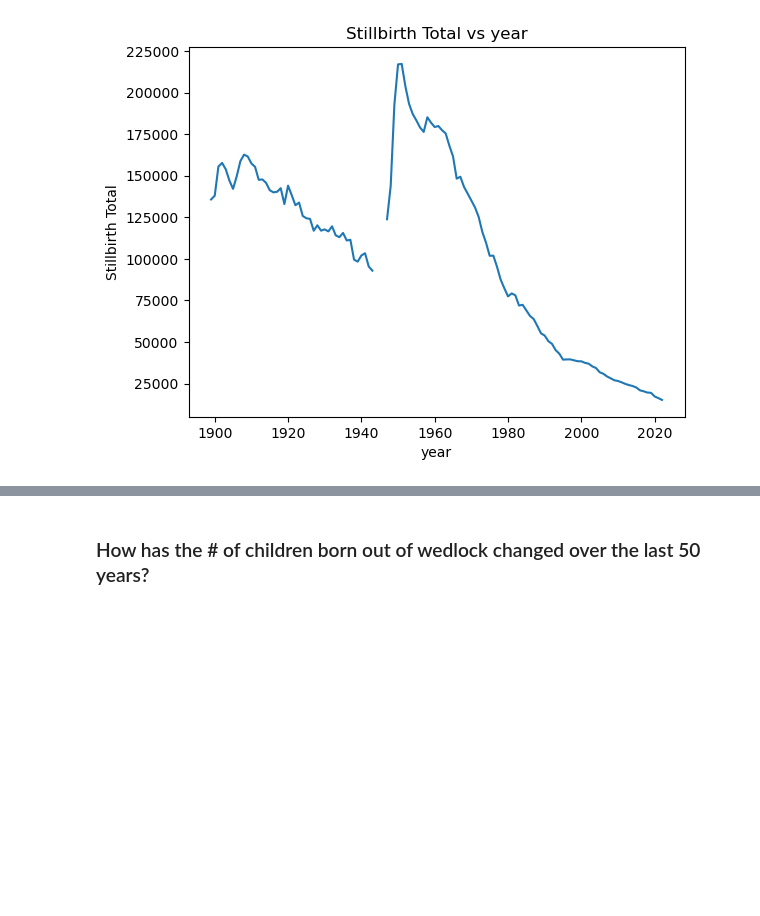
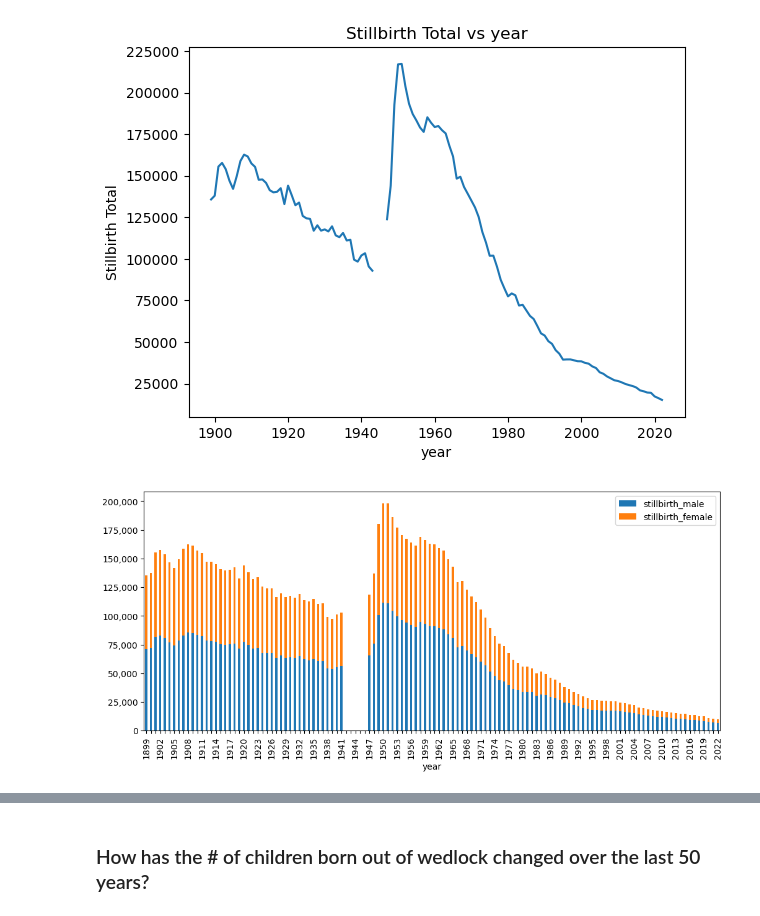
Before and after one commit to schr0841/project-1-group-7, a Jupyter notebook: project1group7.ipynb, the cells around one changed output, grey strips where cells are left out. Drawn from its saved outputs; the diff is of its cells as text; code cells hidden in the pictures; blank space fills up the shorter version.

```diff
--- a/project1group7.ipynb
+++ b/project1group7.ipynb
@@ -68,3 +68,11 @@ plt.title("Stillbirth Total vs year")
 plt.show()
 # %% [output]
 [figure]
+# %%
+#stillbirth difference between male and female
+ax = japan_pd.plot.bar(x="year", y=["stillbirth_male", "stillbirth_female"], figsize=(12,5), stacked=True)
+ax.yaxis.set_major_formatter(plt.FuncFormatter(lambda x, loc: "{:,}".format(int(x))))
+plt.xticks(ticks=range(len(japan_pd["year"])), labels=[v if i%3 == 0 else '' for i, v in enumerate(japan_pd["year"])])
+plt.show()
+# %% [output]
+[figure, added]
```
Also changed, not shown: parts of 1 cell of this notebook.
